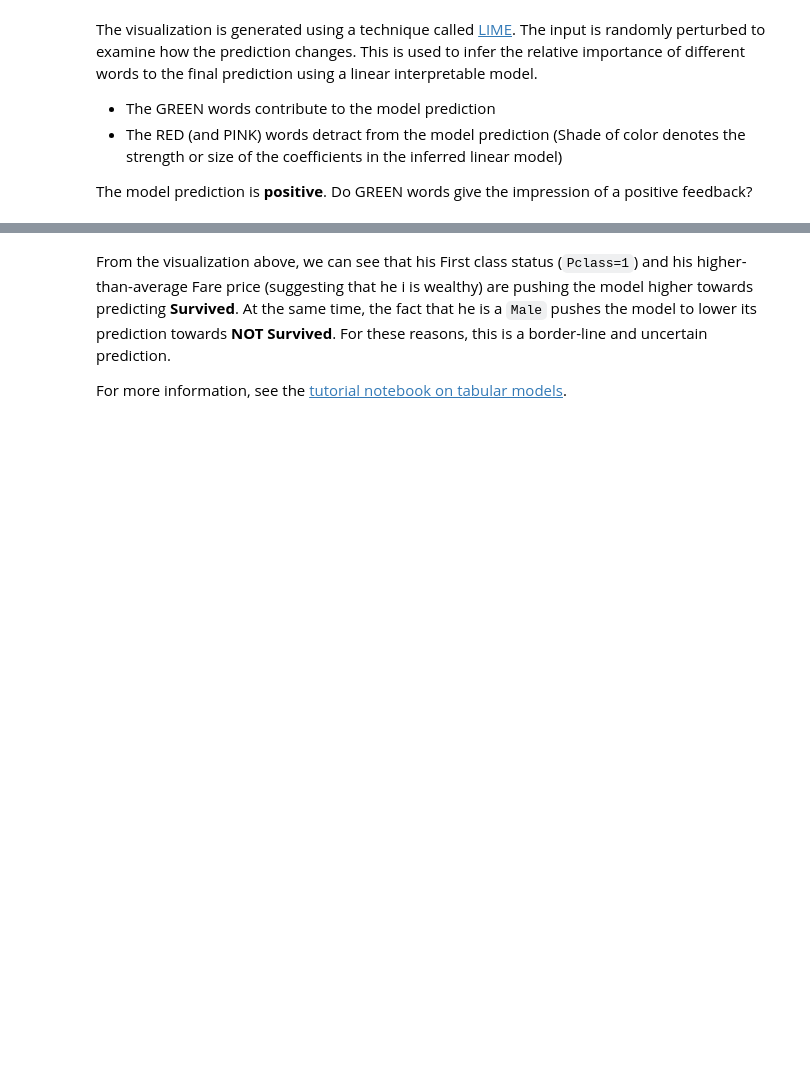
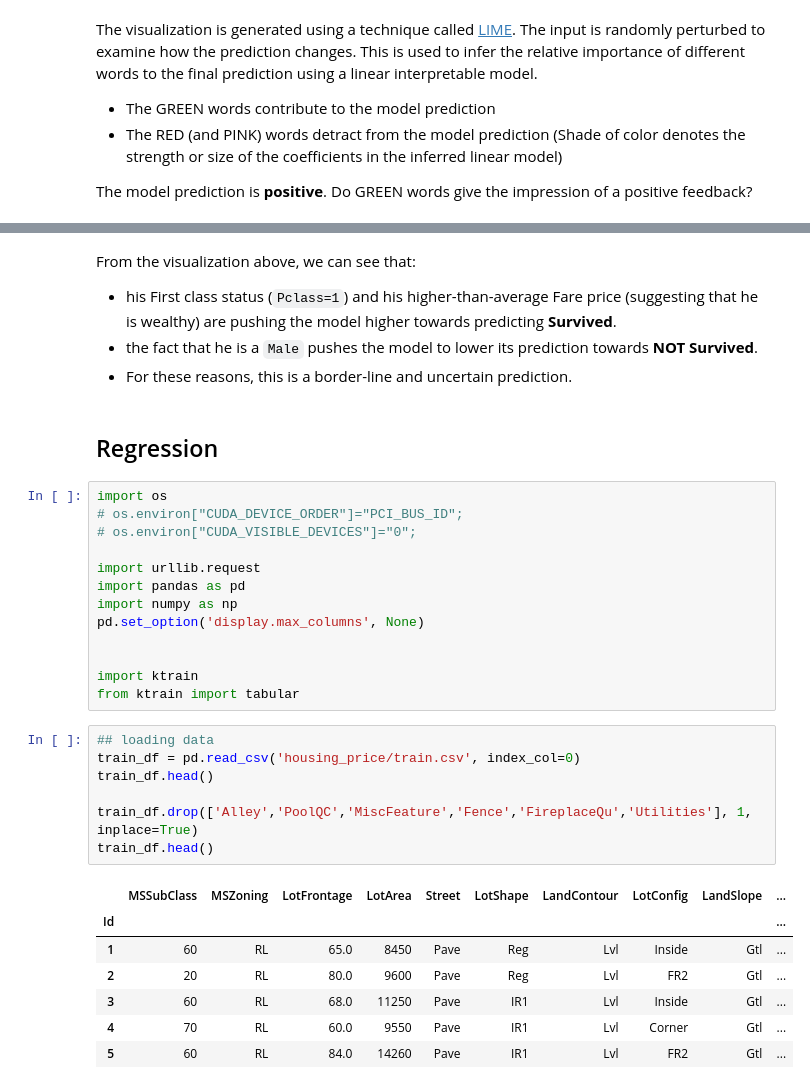
Before and after one commit to alvinntnu/python-notes, a Jupyter notebook: ktrain-tutorial-explaining-predictions.ipynb, the cells around one changed output, grey strips where cells are left out. Cells and saved outputs as stored; diff of their text form; blank space fills up the shorter version.

```diff
--- a/ktrain-tutorial-explaining-predictions.ipynb
+++ b/ktrain-tutorial-explaining-predictions.ipynb
@@ -276,4 +318,35 @@ predictor.explain(test_df, row_index=35, class_id=1)
 # %% [markdown]
-From the visualization above, we can see that his First class status (`Pclass=1`) and his higher-than-average Fare price (suggesting that he i is wealthy) are pushing the model higher towards predicting **Survived**.  At the same time, the fact that he is a `Male` pushes the model to lower its prediction towards **NOT Survived**.   For these reasons, this is a border-line and uncertain prediction.
-
-For more information, see the [tutorial notebook on tabular models](https://nbviewer.jupyter.org/github/amaiya/ktrain/blob/master/tutorials/tutorial-08-tabular_classification_and_regression.ipynb).
+From the visualization above, we can see that:
+- his First class status (`Pclass=1`) and his higher-than-average Fare price (suggesting that he is wealthy) are pushing the model higher towards predicting **Survived**.
+- the fact that he is a `Male` pushes the model to lower its prediction towards **NOT Survived**.
+- For these reasons, this is a border-line and uncertain prediction.
+# %% [markdown]
+## Regression
+# %%
+import os
+# os.environ["CUDA_DEVICE_ORDER"]="PCI_BUS_ID";
+# os.environ["CUDA_VISIBLE_DEVICES"]="0";
+
+import urllib.request
+import pandas as pd
+import numpy as np
+pd.set_option('display.max_columns', None)
+
+
+import ktrain
+from ktrain import tabular
+# %%
+## loading data
+train_df = pd.read_csv('housing_price/train.csv', index_col=0)
+train_df.head()
+
+train_df.drop(['Alley','PoolQC','MiscFeature','Fence','FireplaceQu','Utilities'], 1, inplace=True)
+train_df.head()
+# %% [output]
+|  | MSSubClass | MSZoning | LotFrontage | LotArea | Street | LotShape | LandContour | LotConfig | LandSlope | ... |
+| Id |  |  |  |  |  |  |  |  |  | ... |
+| 1 | 60 | RL | 65.0 | 8450 | Pave | Reg | Lvl | Inside | Gtl | ... |
+| 2 | 20 | RL | 80.0 | 9600 | Pave | Reg | Lvl | FR2 | Gtl | ... |
+| 3 | 60 | RL | 68.0 | 11250 | Pave | IR1 | Lvl | Inside | Gtl | ... |
+| 4 | 70 | RL | 60.0 | 9550 | Pave | IR1 | Lvl | Corner | Gtl | ... |
+| 5 | 60 | RL | 84.0 | 14260 | Pave | IR1 | Lvl | FR2 | Gtl | ... |
```
Also changed, not shown: parts of 23 cells of this notebook.
